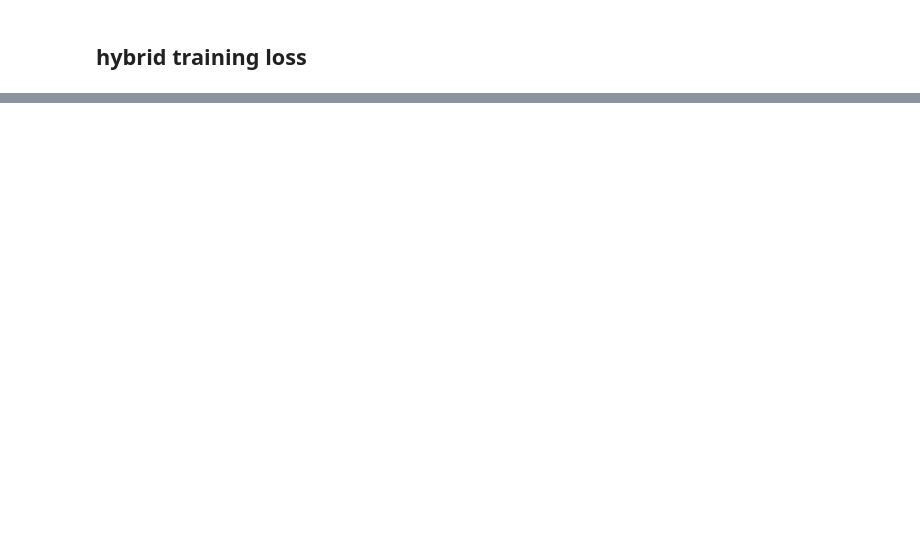
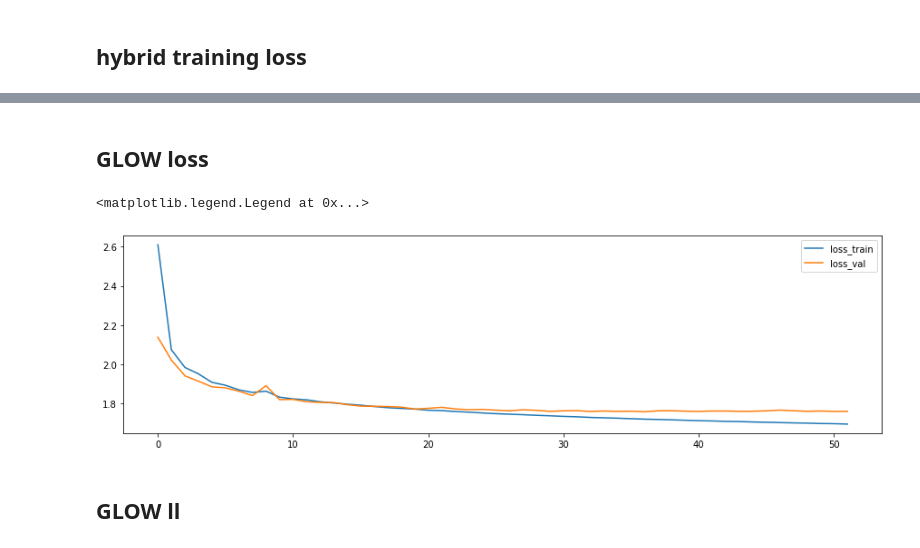
Before and after one commit to mmcs-work/HybridGANTraining, a Jupyter notebook: plot_loss.ipynb, the cells around one changed output, grey strips where cells are left out. Saved outputs shown, nothing was run; the diff lists cells and outputs as text; code cells hidden in the pictures; blank space fills up the shorter version.

```diff
--- a/plot_loss.ipynb
+++ b/plot_loss.ipynb
@@ -202,0 +203,33 @@ plt.legend(handles=[l1, l2])
+# %% [markdown]
+## GLOW loss
+# %%
+f = open("../glow/glow_cifar.log")
+
+loss_train = []
+loss_val = []
+
+for i in f:
+    information = re.split("INFO ", i, 2)[1]
+    entries = re.split(', ', information)
+    for e in entries:
+        k, v = re.split(': ', e)
+        if k == 'train_loss':
+            loss_train.append(float(v))
+        elif k == 'val_loss':
+            loss_val.append(float(v))
+
+loss_train = np.array(loss_train[20:])
+loss_val = np.array(loss_val[20:])
+# %%
+x = np.arange(len(loss_val))
+
+f = plt.figure(figsize=(15,4))
+l1, = plt.plot(x, loss_train, label='loss_train')
+l2, = plt.plot(x, loss_val, label='loss_val')
+
+plt.legend(handles=[l1, l2])
+# %% [output]
+<matplotlib.legend.Legend at 0x...>
+[figure, added]
+# %% [markdown]
+## GLOW ll
```
Also changed, not shown: parts of 11 cells of this notebook, 4 other files.
